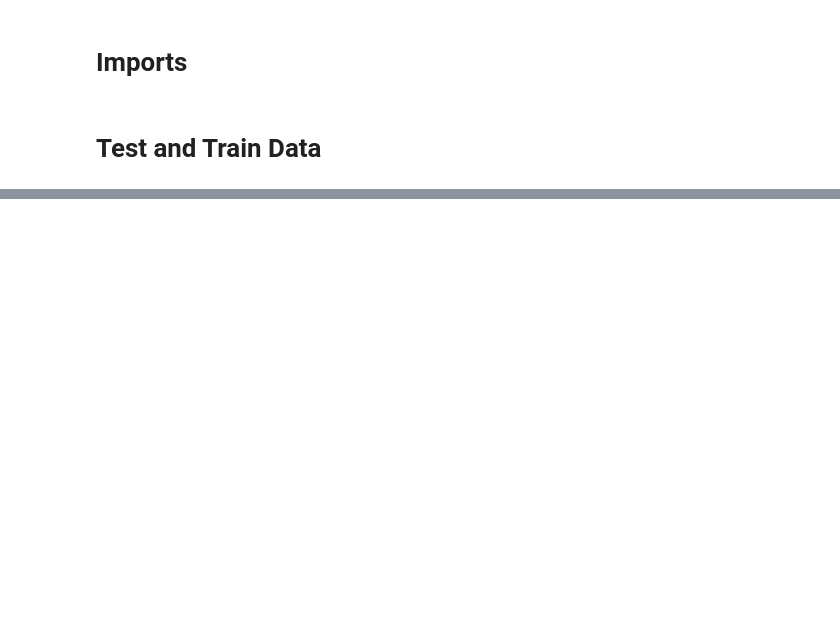
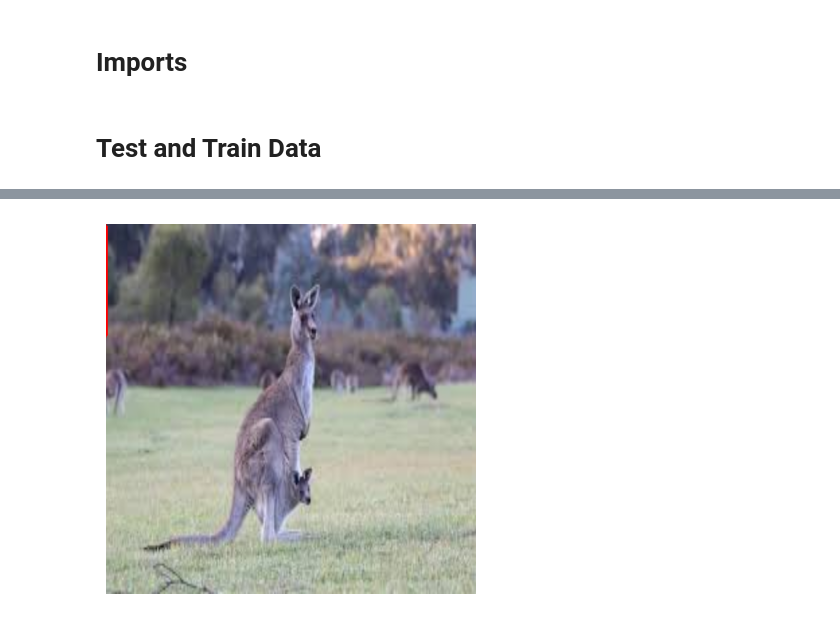
Before and after one commit to Eli-V-14/bounding-box-prediction, a Jupyter notebook: bounding-box.ipynb, the cells around one changed output, grey strips where cells are left out. Saved outputs shown, nothing was run; the diff lists cells and outputs as text; code cells hidden in the pictures; blank space fills up the shorter version.

```diff
--- a/bounding-box.ipynb
+++ b/bounding-box.ipynb
@@ -80,0 +353,12 @@ for index, row in train_df.iterrows():
+# %%
+validation_img = 'data/images/kangaroo-30.jpg'
+
+
+
+img = keras.preprocessing.image.load_img(validation_img, target_size=(600, 600))
+
+img = keras.preprocessing.image.img_to_array(img)
+img = tf.expand_dims(img, 0)
+
+predictions = model.predict(img)
+predictions
@@ -80,0 +369,3 @@ for index, row in train_df.iterrows():
+# %%
+normalized_bounding_boxes = predictions[1]
+normalized_bounding_boxes[9]
@@ -80,0 +379,14 @@ for index, row in train_df.iterrows():
+# %%
+bounding_boxes = []
+
+for i in range(len(normalized_bounding_boxes)):
+    w = test_widths[i]
+    h = test_heights[i]
+    xmin, ymin, xmax, ymax = normalized_bounding_boxes[i].tolist()
+
+    x1 = round(xmin * w, 2)
+    y1 = round(ymin * h, 2)
+    x2 = round(xmax * w, 2)
+    y2 = round(ymax * h, 2)
+
+    bounding_boxes.append([x1, y1, x2, y2])
@@ -80,0 +415,17 @@ for index, row in train_df.iterrows():
+# %%
+index = 9
+
+bounded_image = Image.open(TEST_IMAGE_DIR + '\\' +  found_test_images[index])
+bounded_image = cv2.resize(np.array(bounded_image), target_size)
+
+bounded_image = Image.fromarray(bounded_image)
+
+draw = ImageDraw.Draw(bounded_image)
+
+draw.rectangle(bounding_boxes[index], outline='red', width=3)
+
+plt.imshow(bounded_image)
+plt.axis('off')
+plt.show()
+# %% [output]
+[figure, added]
```
Also changed, not shown: parts of 45 cells of this notebook.
